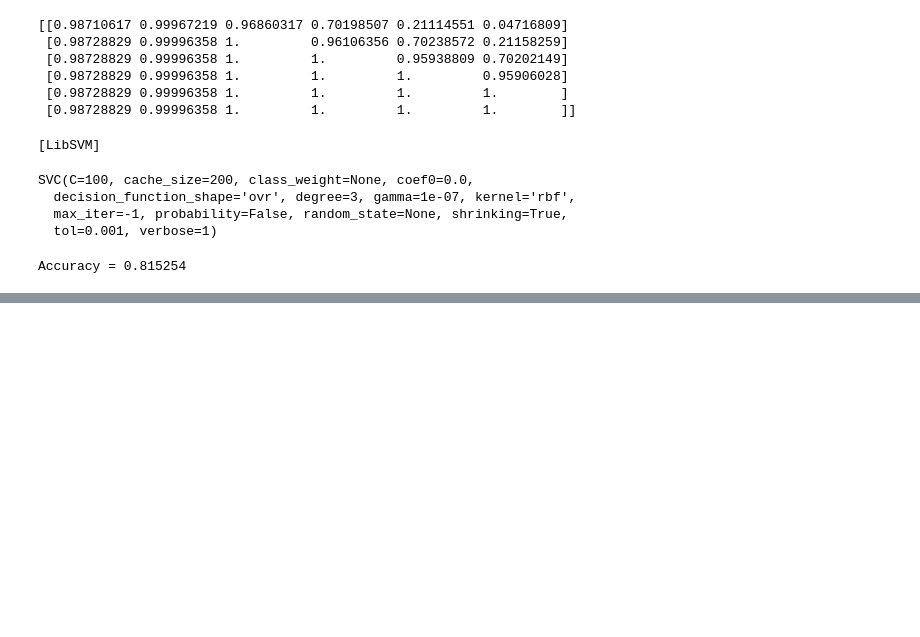
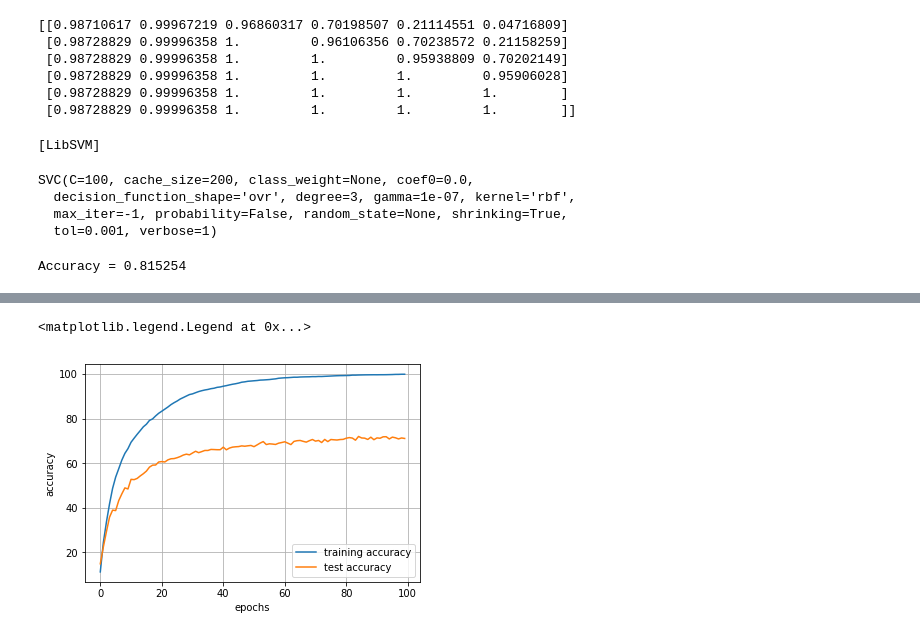
Before and after one commit to neilpretzel/ECE_4194_Project, a Jupyter notebook: ECE_4194_Project.ipynb, the cells around one changed output, grey strips where cells are left out. Drawn from its saved outputs; the diff is of its cells as text; code cells hidden in the pictures; blank space fills up the shorter version.

```diff
--- a/ECE_4194_Project.ipynb
+++ b/ECE_4194_Project.ipynb
@@ -252,7 +252,7 @@ Accuracy = 0.815254
 import torch
 import torch.utils.data
 
-batch_size = 100
+batch_size = 240
 
 # Convert the numpy arrays to PyTorch tensors
 Xtr_torch = torch.Tensor(X_train)
@@ -273,7 +273,7 @@ test_loader = torch.utils.data.DataLoader(test_ds, batch_size=batch_size)
 import torch.nn as nn
 
 nin = X_train.shape[1] # dimension of input data
-nh = 100 # number of hidden units
+nh = 240 # number of hidden units
 nout = int(np.max(y_train)+1) # number of outputs = 10 since there are 10 classes
 
 class Net(nn.Module):
@@ -289,4 +289,3 @@ class Net(nn.Module):
         return out
 
 model = Net(nin=nin, nh=nh, nout=nout)
-print(nout)
@@ -301,5 +292,18 @@ criterion = nn.CrossEntropyLoss()
+# %%
+import torch.optim as optim
+
+# if lr = .001 too high
+# if lr = .0001 then accuracy 62.69 after 50 epochs
+# if lr = .000075 then accuracy 67.5 after 50 epochs
+# if lr = .00005 then accuracy 70.69 after 50 epochs
+# if lr = .0000375 then accuracy 67.44 after 50 epochs
+# if lr = .000025 then accuracy 69.3 after 50 epochs
+# if lr = .00001 then accuracy 59.98 after 50 epochs
+opt = optim.Adam(model.parameters(), lr= 0.00005)
+
+criterion = nn.CrossEntropyLoss()
 # %%
-num_epoch = 10
+num_epoch = 100
 
 a_tr_loss = np.zeros([num_epoch])
 a_tr_accuracy = np.zeros([num_epoch])
@@ -368,0 +380,10 @@ Epoch: 10   Train Loss: 3.390   Train Accuracy: 4.15    Test Loss: 3.444   Test
+# %%
+plt.plot(a_tr_accuracy)
+plt.plot(a_ts_accuracy)
+plt.grid()
+plt.xlabel('epochs')
+plt.ylabel('accuracy')
+plt.legend(['training accuracy', 'test accuracy'])
+# %% [output]
+<matplotlib.legend.Legend at 0x...>
+[figure, added]
```
Also changed, not shown: parts of 7 cells of this notebook.
